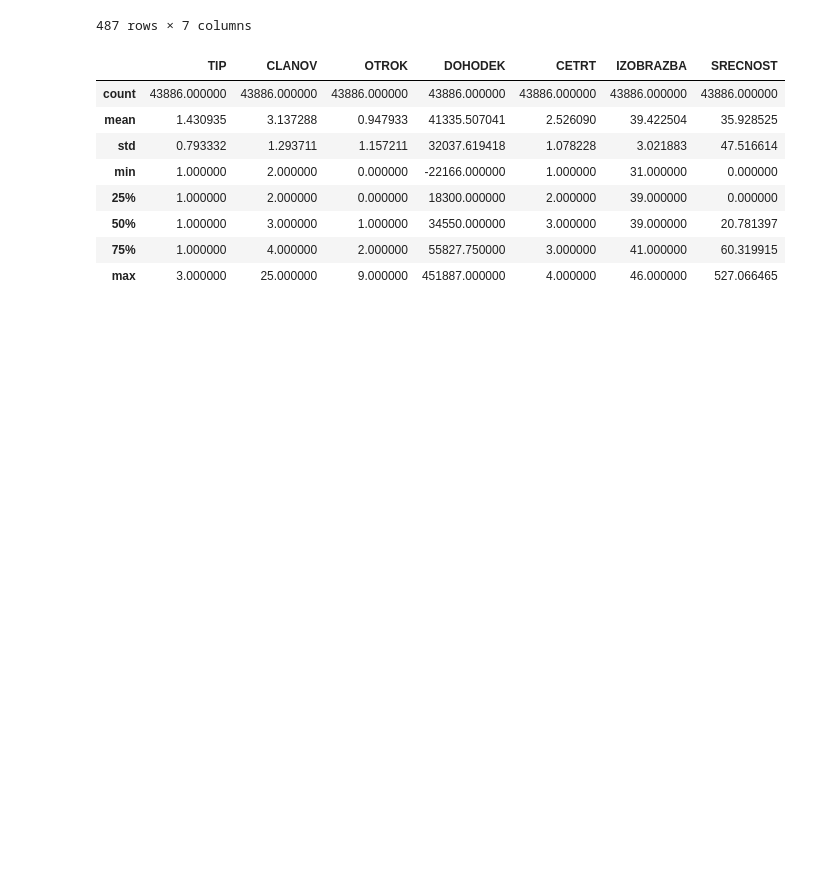
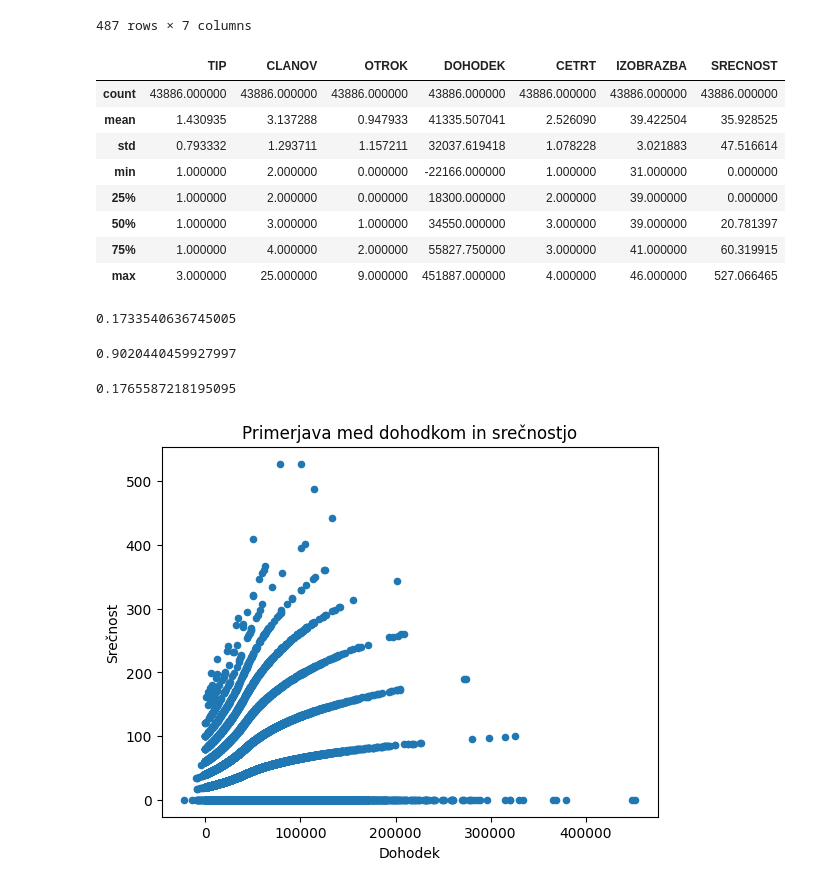
Before and after one commit to MartinZust123/Analysis-of-data-about-Kibergrad, a Jupyter notebook: Priloge/Kibergrad_analiza.ipynb, the cells around one changed output. Cells and saved outputs as stored; diff of their text form; code cells hidden in the pictures; blank space fills up the shorter version.

Commit message:
Korelacijski koeficienti s srečnostjo

```diff
--- a/Priloge/Kibergrad_analiza.ipynb
+++ b/Priloge/Kibergrad_analiza.ipynb
@@ -278,3 +278,23 @@ df_srecen.describe()
 | 50% | 1.000000 | 3.000000 | 1.000000 | 34550.000000 | 3.000000 | 39.000000 | 20.781397 |
 | 75% | 1.000000 | 4.000000 | 2.000000 | 55827.750000 | 3.000000 | 41.000000 | 60.319915 |
 | max | 3.000000 | 25.000000 | 9.000000 | 451887.000000 | 4.000000 | 46.000000 | 527.066465 |
+# %%
+df_srecen["SRECNOST"].corr(df_srecen["IZOBRAZBA"])
+# %% [output]
+0.1733540636745005
+# %%
+df_srecen["SRECNOST"].corr(df_srecen["OTROK"])
+# %% [output]
+0.9020440459927997
+# %%
+df_srecen["SRECNOST"].corr(df_srecen["DOHODEK"])
+# %% [output]
+0.1765587218195095
+# %%
+df_srecen.plot.scatter(x="DOHODEK", y="SRECNOST")
+plt.title("Primerjava med dohodkom in srečnostjo")
+plt.xlabel("Dohodek")
+plt.ylabel("Srečnost")
+plt.show()
+# %% [output]
+[figure, added]
```
